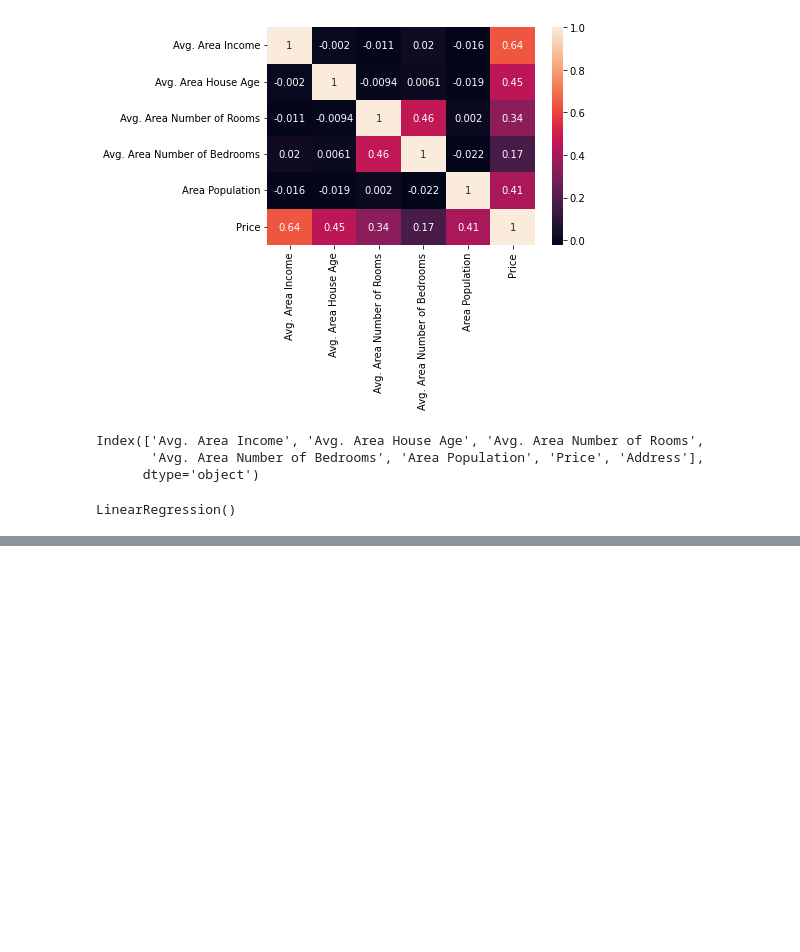
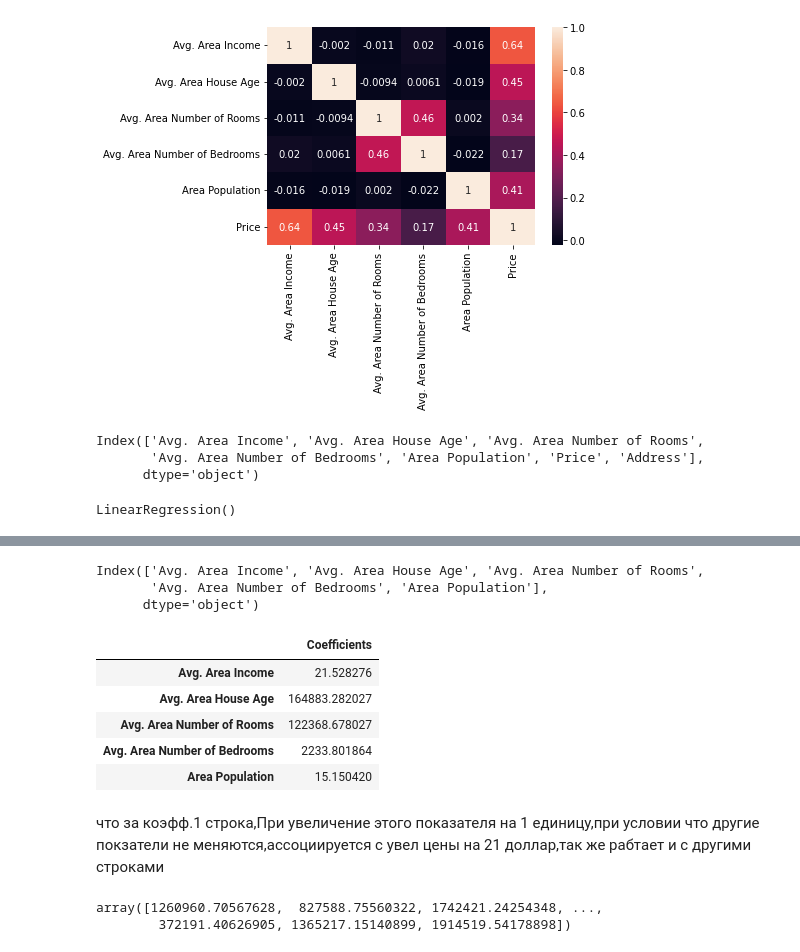
Before and after one commit to frau-muller/ml, a Jupyter notebook: pandas/ML/1линейная регрессия.ipynb, the cells around one changed output, grey strips where cells are left out. Cells and saved outputs as stored; diff of their text form; code cells hidden in the pictures; blank space fills up the shorter version.

```diff
--- a/pandas/ML/1линейная регрессия.ipynb
+++ b/pandas/ML/1линейная регрессия.ipynb
@@ -117,2 +117,21 @@ array([ 4.85467216e-15,  4.73510120e-12,  4.27913011e-12, -3.29582016e-12,
 # %%
 #создание датафрейм
+X_train.columns
+# %% [output]
+Index(['Avg. Area Income', 'Avg. Area House Age', 'Avg. Area Number of Rooms',
+       'Avg. Area Number of Bedrooms', 'Area Population'],
+      dtype='object')
+# %%
+#X.columns-индексы колонки столбцы
+cdf = pd.DataFrame(lrm.coef_,X.columns, columns=['Coefficients'])
+# %%
+cdf
+# %% [output]
+|  | Coefficients |
+| Avg. Area Income | 21.528276 |
+| Avg. Area House Age | 164883.282027 |
+| Avg. Area Number of Rooms | 122368.678027 |
+| Avg. Area Number of Bedrooms | 2233.801864 |
+| Area Population | 15.150420 |
+# %% [markdown]
+что за коэфф.1 строка,При увеличение этого показателя на 1 единицу,при условии что другие покзатели не меняются,ассоциируется с увел цены на 21  доллар,так же рабтает и с другими строками
@@ -118,0 +141,5 @@ array([ 4.85467216e-15,  4.73510120e-12,  4.27913011e-12, -3.29582016e-12,
+# %%
+predictions
+# %% [output]
+array([1260960.70567628,  827588.75560322, 1742421.24254348, ...,
+        372191.40626905, 1365217.15140899, 1914519.54178898])
```
Also changed, not shown: parts of 7 cells of this notebook.
